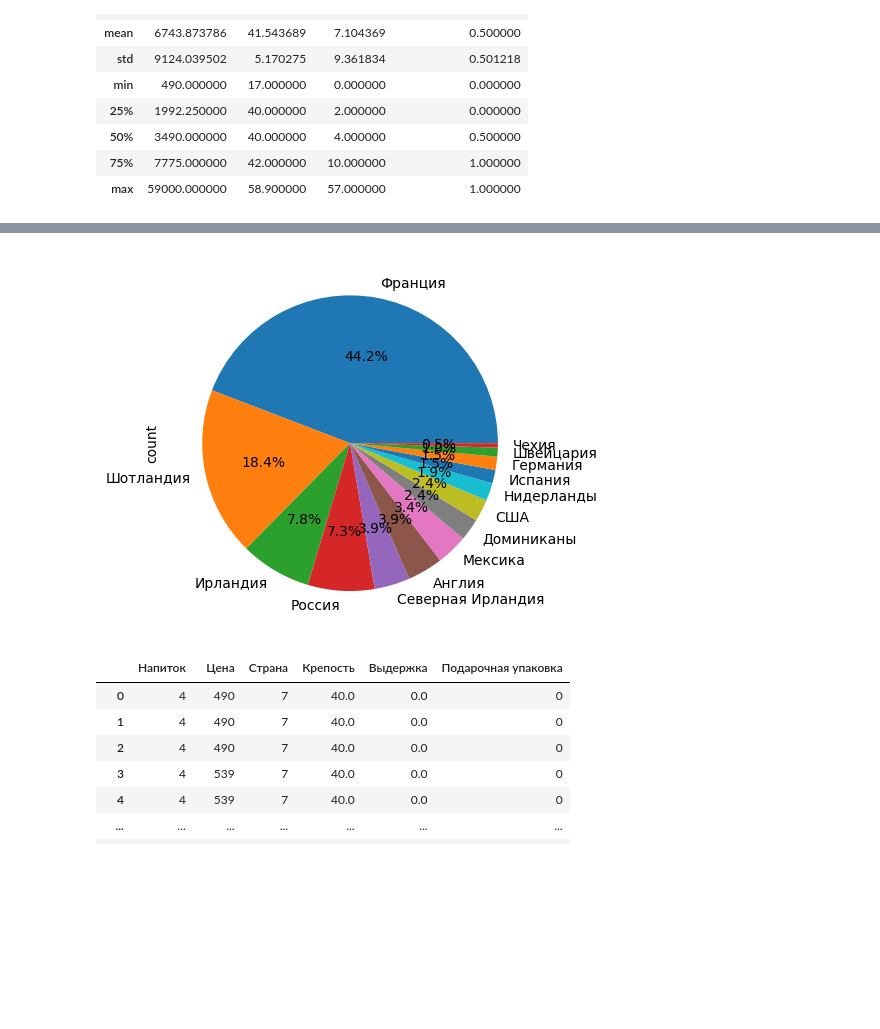
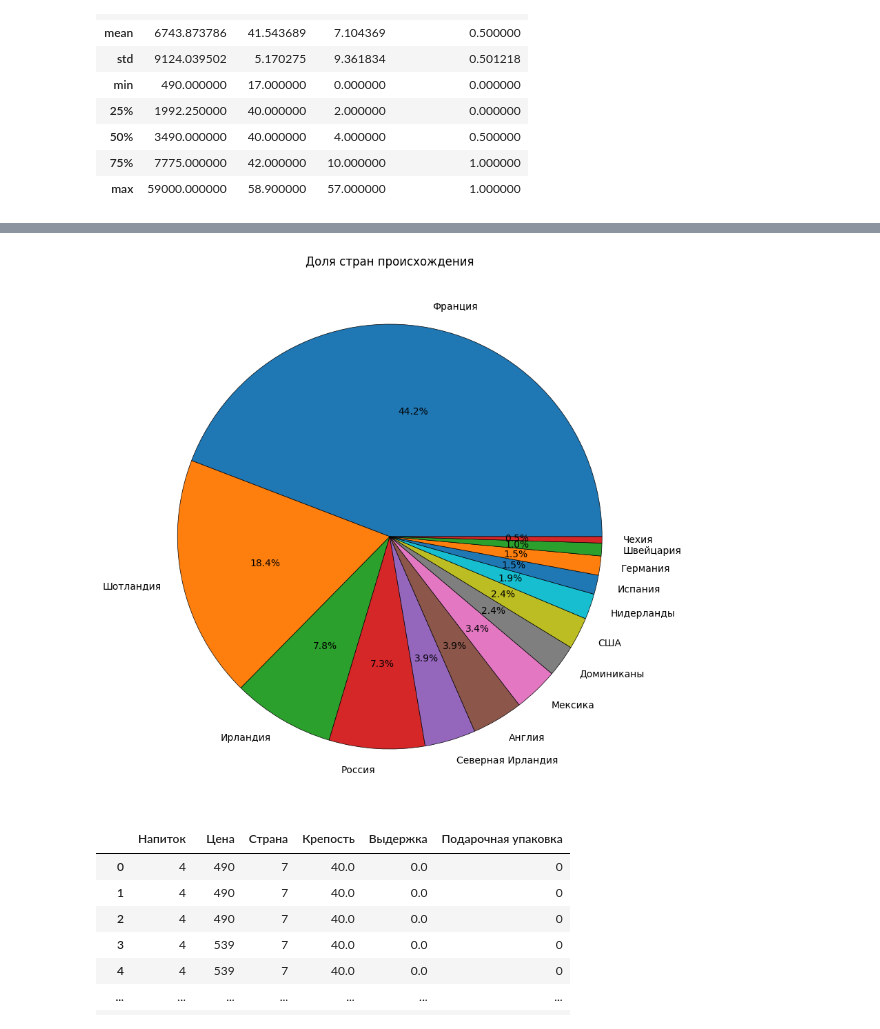
Before and after one commit to avkolchin1995/Spirits-Clustering, a Jupyter notebook: Spirits-Clustering.ipynb, the cells around one changed output, grey strips where cells are left out. Cells and saved outputs as stored; diff of their text form; code cells hidden in the pictures; blank space fills up the shorter version.

```diff
--- a/Spirits-Clustering.ipynb
+++ b/Spirits-Clustering.ipynb
@@ -64,9 +74,18 @@ plt.show()
 # %%
 # Доля стран в напитке
-df['Страна'].value_counts().plot.pie(autopct='%.1f%%')
+plt.figure(figsize=(10,10))
+df['Страна'].value_counts().plot.pie(
+    autopct='%.1f%%',
+    wedgeprops={
+        'edgecolor': 'black',
+        'linewidth': 0.5,
+        'linestyle': '-'}
+    )
+plt.title('Доля стран происхождения')
+plt.ylabel('')
 plt.show()
 # %% [output]
-[figure, old version]
+[figure, new version]
 # %%
 # Разметка текстовых данных в таблице
 le = LabelEncoder()
```
Also changed, not shown: parts of 2 cells of this notebook.
